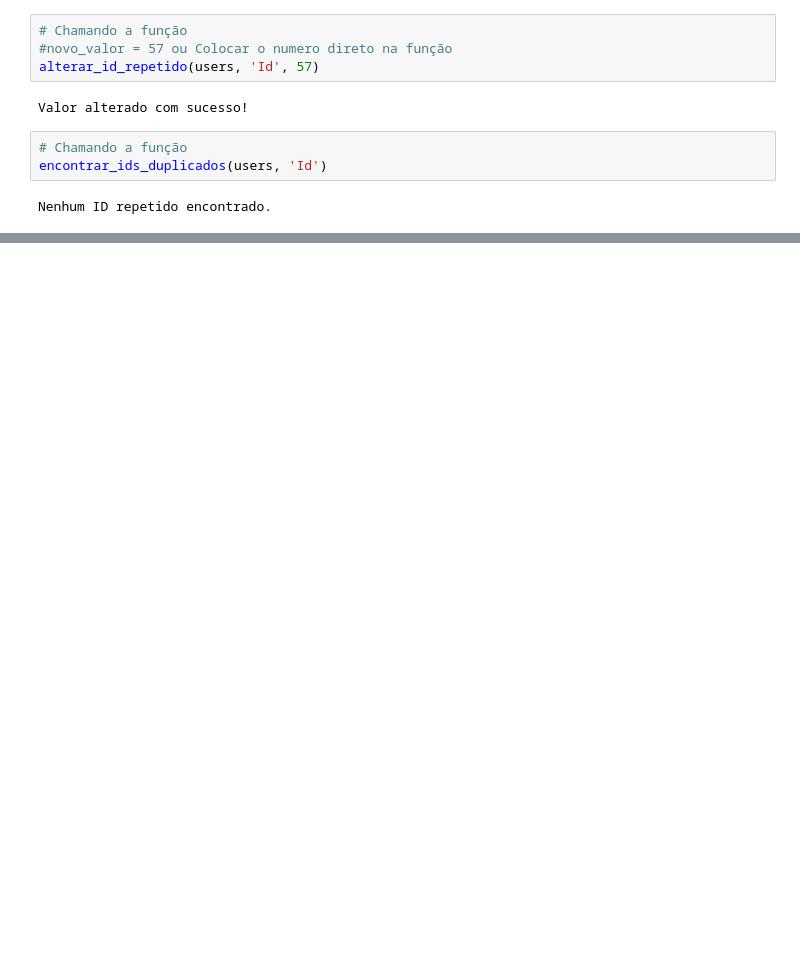
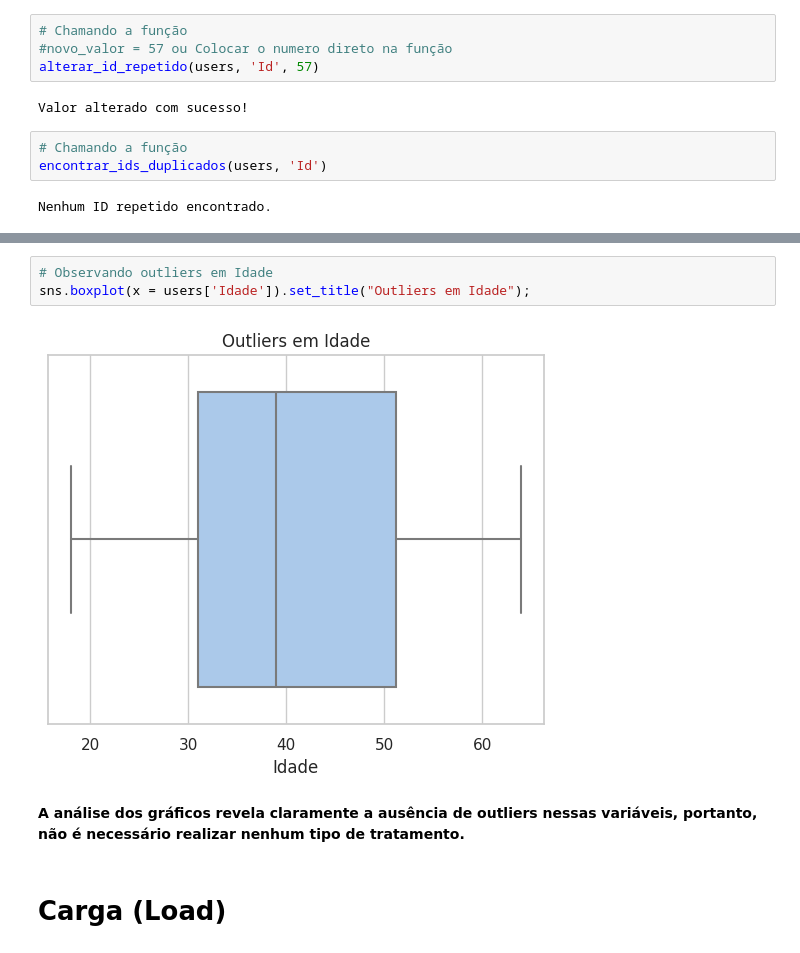
Before and after one commit to JosenildoJunior/DIO, a Jupyter notebook: Pipeline_ETL.ipynb, the cells around one changed output, grey strips where cells are left out. Saved outputs shown, nothing was run; the diff lists cells and outputs as text; blank space fills up the shorter version.

```diff
--- a/Pipeline_ETL.ipynb
+++ b/Pipeline_ETL.ipynb
@@ -174,0 +223,9 @@ users
+# %%
+# Observando outliers em Idade
+sns.boxplot(x = users['Idade']).set_title("Outliers em Idade");
+# %% [output]
+[figure, added]
+# %% [markdown]
+**A análise dos gráficos revela claramente a ausência de outliers nessas variáveis, portanto, não é necessário realizar nenhum tipo de tratamento.**
+# %% [markdown]
+# **Carga (Load)**
```
Also changed, not shown: parts of 31 cells of this notebook.
